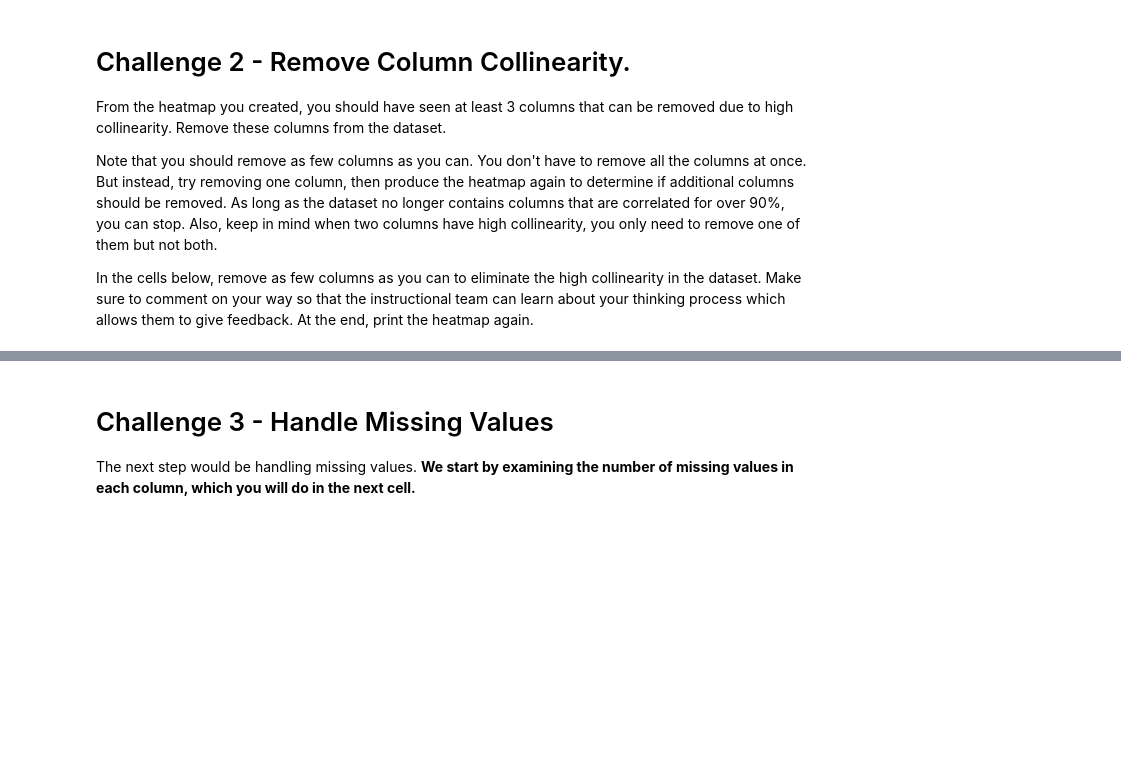
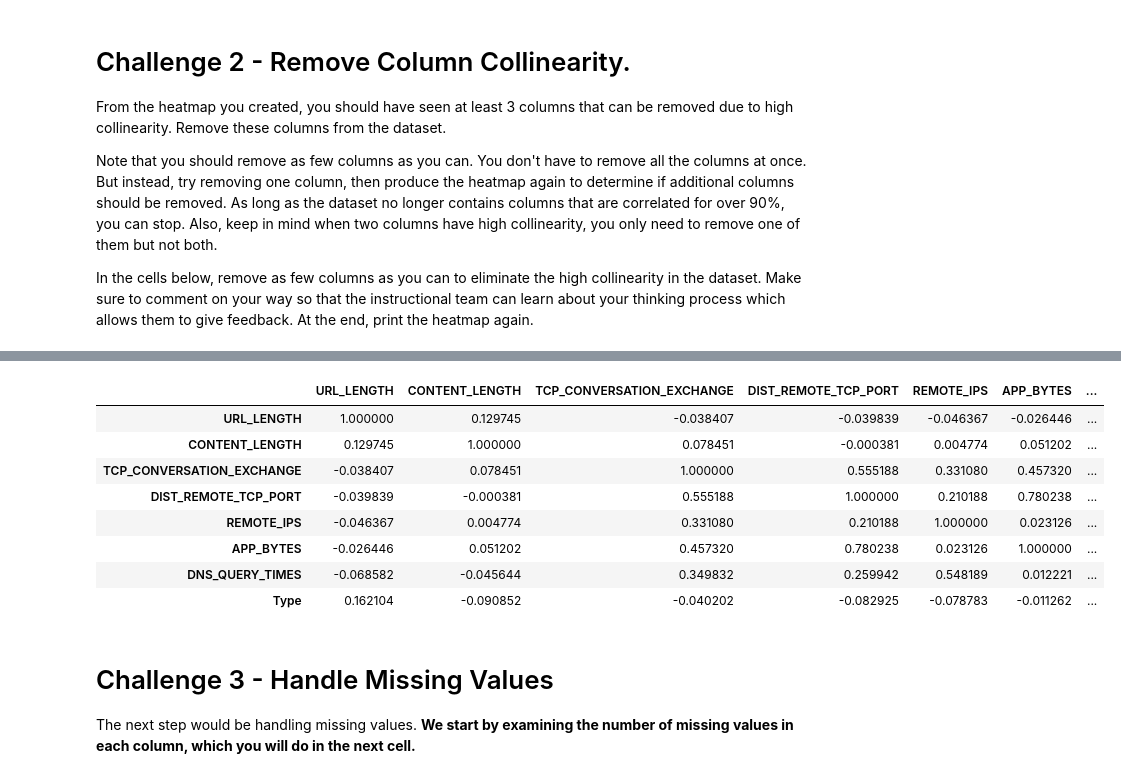
Before and after one commit to paoloironhack/dataptams2020, a Jupyter notebook: labs/module_3/Supervised-Learning/your-code/main.ipynb, the cells around one changed output, grey strips where cells are left out. Saved outputs shown, nothing was run; the diff lists cells and outputs as text; code cells hidden in the pictures; blank space fills up the shorter version.

```diff
--- a/labs/module_3/Supervised-Learning/your-code/main.ipynb
+++ b/labs/module_3/Supervised-Learning/your-code/main.ipynb
@@ -99,3 +151,15 @@ sns.heatmap(websites.corr())
+# %%
+websites.corr()
+# %% [output]
+|  | URL_LENGTH | CONTENT_LENGTH | TCP_CONVERSATION_EXCHANGE | DIST_REMOTE_TCP_PORT | REMOTE_IPS | APP_BYTES | ... |
+| URL_LENGTH | 1.000000 | 0.129745 | -0.038407 | -0.039839 | -0.046367 | -0.026446 | ... |
+| CONTENT_LENGTH | 0.129745 | 1.000000 | 0.078451 | -0.000381 | 0.004774 | 0.051202 | ... |
+| TCP_CONVERSATION_EXCHANGE | -0.038407 | 0.078451 | 1.000000 | 0.555188 | 0.331080 | 0.457320 | ... |
+| DIST_REMOTE_TCP_PORT | -0.039839 | -0.000381 | 0.555188 | 1.000000 | 0.210188 | 0.780238 | ... |
+| REMOTE_IPS | -0.046367 | 0.004774 | 0.331080 | 0.210188 | 1.000000 | 0.023126 | ... |
+| APP_BYTES | -0.026446 | 0.051202 | 0.457320 | 0.780238 | 0.023126 | 1.000000 | ... |
+| DNS_QUERY_TIMES | -0.068582 | -0.045644 | 0.349832 | 0.259942 | 0.548189 | 0.012221 | ... |
+| Type | 0.162104 | -0.090852 | -0.040202 | -0.082925 | -0.078783 | -0.011262 | ... |
 # %% [markdown]
 # Challenge 3 - Handle Missing Values
 
```
Also changed, not shown: parts of 36 cells of this notebook, 1 other file.
